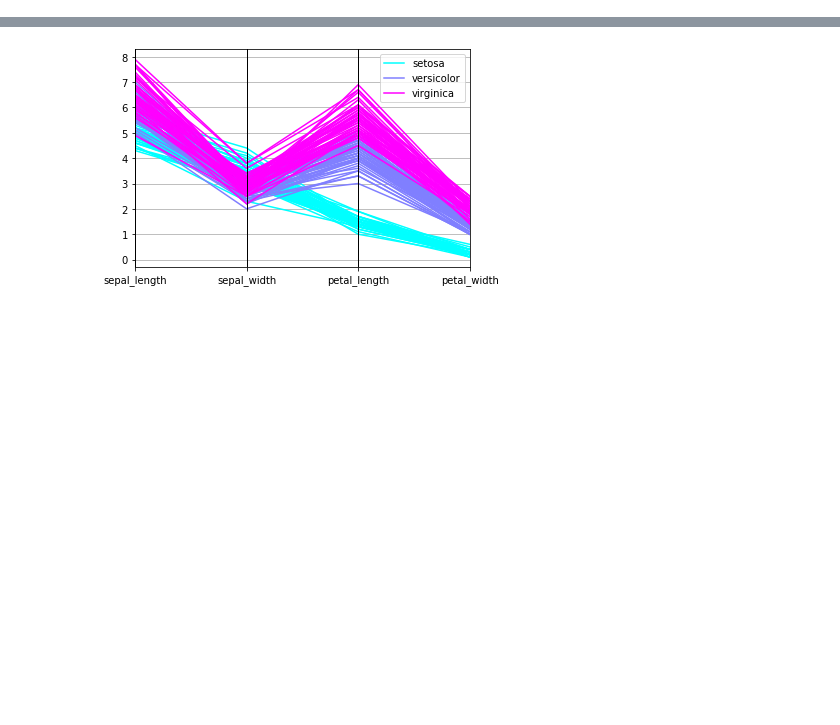
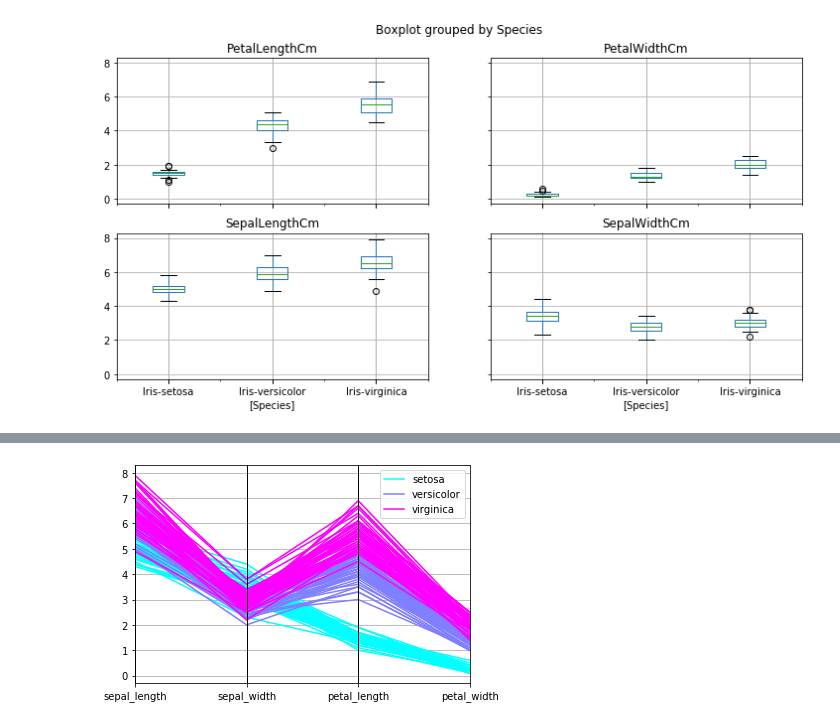
Before and after one commit to joanby/curso-estadistica-multivariante, a Jupyter notebook: Seccion 1 Introducción al espacio multivariante/Códigos/Python/1.C Iris_Dataset_Example.ipynb, the cells around one changed output, grey strips where cells are left out. Cells and saved outputs as stored; diff of their text form; code cells hidden in the pictures; blank space fills up the shorter version.

```diff
--- a/Seccion 1 Introducción al espacio multivariante/Códigos/Python/1.C Iris_Dataset_Example.ipynb
+++ b/Seccion 1 Introducción al espacio multivariante/Códigos/Python/1.C Iris_Dataset_Example.ipynb
@@ -129,0 +115,6 @@ fig=sns.jointplot(x='SepalLengthCm',y='SepalWidthCm',data=iris)
+# %%
+# Boxplots para cada variable divididos por grupos en "Species"
+iris_num.boxplot(by="Species", figsize=(12, 6))
+plt.show() #esto último se pone cuando no se quiere que salga el último mensaje informativo
+# %% [output]
+[figure, added]
```
Also changed, not shown: parts of 55 cells of this notebook, 30 other files.
